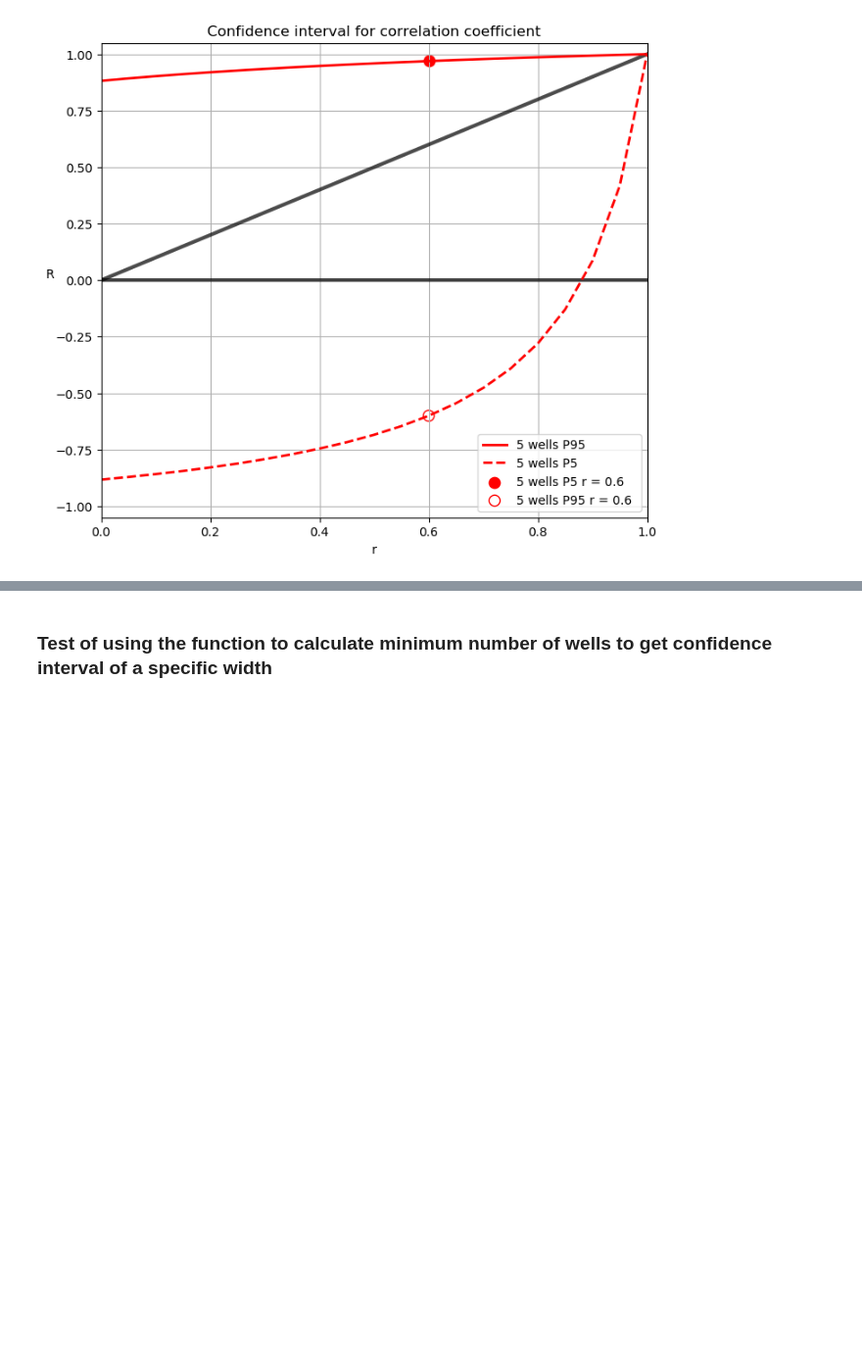
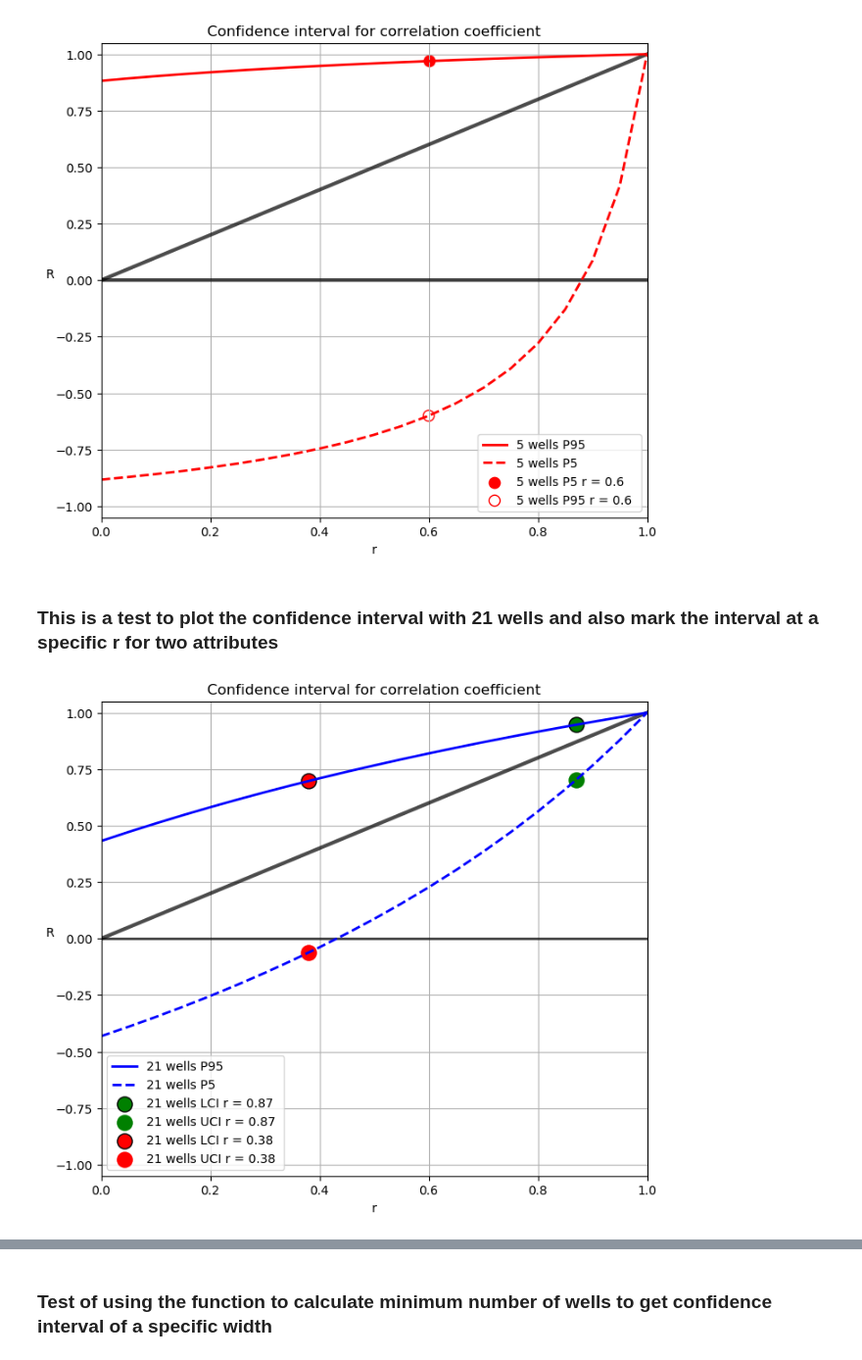
Before and after one commit to mycarta/Data-science-tools-petroleum-exploration-and-production, a Jupyter notebook: Python_confidence_interval_for_correlation_coefficient.ipynb, the cells around one changed output, grey strips where cells are left out. Shown at 98% size. Saved outputs shown, nothing was run; the diff lists cells and outputs as text; code cells hidden in the pictures; blank space fills up the shorter version.

```diff
--- a/Python_confidence_interval_for_correlation_coefficient.ipynb
+++ b/Python_confidence_interval_for_correlation_coefficient.ipynb
@@ -193,3 +167,5 @@ plt.legend()
 plt.grid();
 # %% [output]
 [figure]
+# %% [markdown]
+### This is a test to plot the confidence interval with 21 wells and also mark the interval at a specific r for two attributes
@@ -196 +176,24 @@ plt.grid();
+# %%
+mpl.rcParams.update(mpl.rcParamsDefault)
+fig, ax = plt.subplots(figsize=(8,7))
+
+plt.title('Confidence interval for correlation coefficient')
+
+ax.set_ylim([-1.05,1.05])
+ax.set_xlim([0, 1])
+ax.set_ylabel('R', rotation = 0)
+ax.set_xlabel('r', rotation = 0)
+
+ax.plot( [0,1], [0, 1], 'k', linewidth= 3, alpha = 0.7)
+ax.plot( [0,1], [0, 0], 'k', linewidth= 2, alpha = 0.7)
+ax.plot(np.arange(0.00,1.05,0.05), cm21[0,:],  'b', linewidth= 2, label = '21 wells P95')
+ax.plot(np.arange(0.00,1.05,0.05), cm21[1,:], 'b--', linewidth= 2, label = '21 wells P5')
+ax.scatter (0.87, cm21_test_rGP[0], s=150, facecolors = 'g', edgecolors='k', label = '21 wells LCI r = 0.87 ')
+ax.scatter (0.87, cm21_test_rGP[1], s=150, facecolors = 'g', edgecolors='g', label = '21 wells UCI r = 0.87 ')
+ax.scatter (0.38, cm21_test_rPr[0], s=150, facecolors = 'r', edgecolors='k', label = '21 wells LCI r = 0.38 ')
+ax.scatter (0.38, cm21_test_rPr[1], s=150, facecolors = 'r', edgecolors='r', label = '21 wells UCI r = 0.38 ')
+plt.legend()
+plt.grid();
+# %% [output]
+[figure, added]
 # %% [markdown]
```
Also changed, not shown: parts of 33 cells of this notebook, 1 other file.
